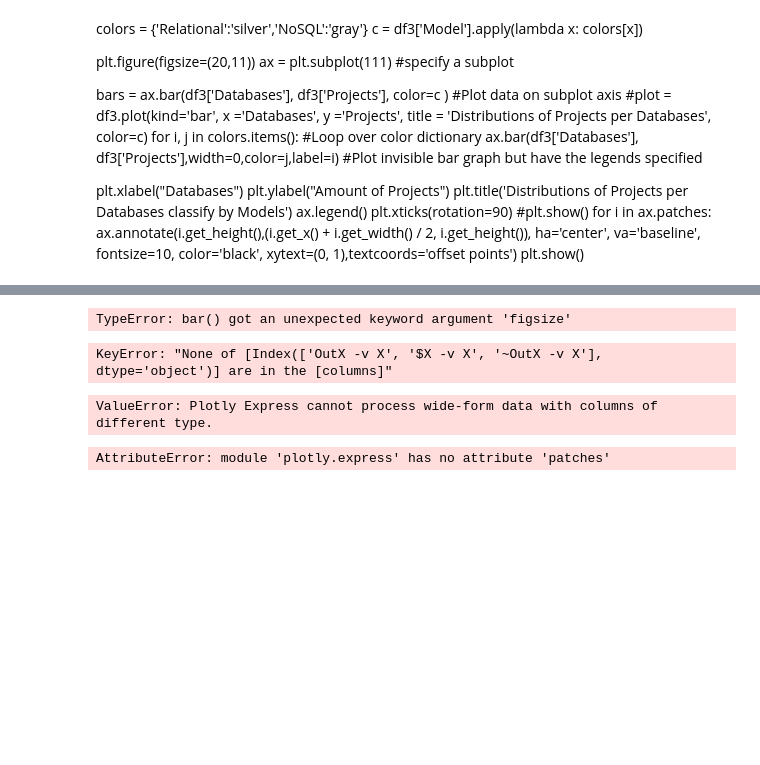
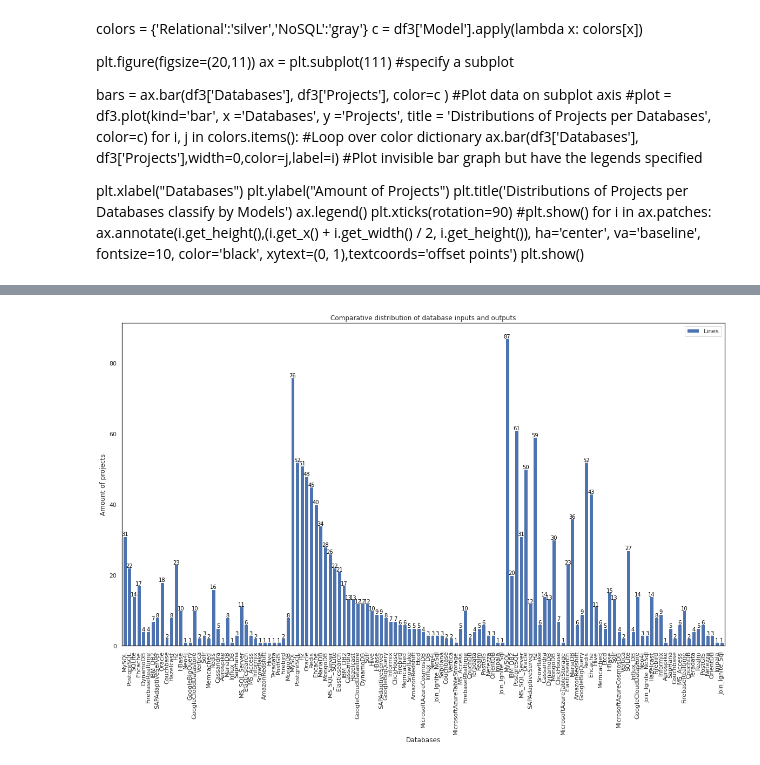
Before and after one commit to fredpaiva42/AnaliseDBMining, a Jupyter notebook: count_databases.ipynb, the cells around one changed output, grey strips where cells are left out. Saved outputs shown, nothing was run; the diff lists cells and outputs as text; code cells hidden in the pictures; blank space fills up the shorter version.

```diff
--- a/count_databases.ipynb
+++ b/count_databases.ipynb
@@ -124,86 +124,15 @@ plt.show()
 # %%
 #df4=pd.DataFrame(data,columns=["Name","Age","Height(cm)","Weight(kg)"])
-#colors = {'OutX -v X':'red','$X -v X':'gray', '~OutX -v X':'silver'}
-#c = df3['Source'].apply(lambda x: colors[x])
-
-plot = df3.plot(x="Databases", y=['Source','Lines'], kind="bar", width=0.8, figsize=(20,11),
-     title = 'Comparative distribution of database inputs and outputs', color = c)
+colors = ["black", "gray", "silver"]
+plot = df4.plot(x="Databases", y=["Lines","Source"], kind="bar", width=0.8, figsize=(20,11),
+     title = 'Comparative distribution of database inputs and outputs')
 plt.xlabel('Databases')
 plt.ylabel('Amount of projects')
 #plt.xticks('Databases', rotation=90)
 
 #plt.show()
 for i in plot.patches:
     plot.annotate(i.get_height(),(i.get_x() + i.get_width() / 2, i.get_height()),
     ha='center', va='baseline', fontsize=10, color='black', xytext=(0, 1),textcoords='offset points')
 # %% [output]
-TypeError: bar() got an unexpected keyword argument 'figsize'
+[figure, added]
-# %%
-colors = {'OutX -v X':'red','$X -v X':'gray', '~OutX -v X':'silver'}
-c = df3['Source'].apply(lambda x: colors[x])
-
-df_grouped = df3.groupby('Source').sum()[['OutX -v X','$X -v X', '~OutX -v X']]
-# numerical x
-
-plt.figure(figsize=(20,11))
-ax = plt.subplot(111) #specify a subplot
-
-x = np.arange(0, len(df_grouped.index))# plot bars
-plt.bar(x - 0.3, df_grouped['OutX -v X'], width = 0.2, color = '#1D2F6F')
-plt.bar(x - 0.1, df_grouped['$X -v X'], width = 0.2, color = '#8390FA')
-plt.bar(x + 0.1, df_grouped['~OutX -v X'], width = 0.2, color = '#6EAF46')
-#plt.bar(x + 0.3, df_grouped['Other_Sales'], width = 0.2, color = '#FAC748')
-
-bars = ax.bar(df3['Databases'], df3['Lines'], color=c) #Plot data on subplot axis
-#plot = df3.plot(kind='bar', x ='Databases', y ='Projects', title = 'Distributions of Projects per Databases', color=c)
-for i, j in colors.items(): #Loop over color dictionary
-    ax.bar(df3['Databases'], df3['Lines'],width=0,color=j,label=i) #Plot invisible bar graph but have the legends specified
-
-
-plt.xlabel("Databases")
-plt.ylabel("Amount of Projects")
-plt.title('Distributions of Projects per Databases classify by Source')
-ax.legend()
-plt.xticks(rotation=90)
-
-
-plt.xticks(x, df_grouped.index)
-plt.xlim(-0.5, 31)
-#plt.show()
-for i in ax.patches:
-    ax.annotate(i.get_height(),(i.get_x() + i.get_width() / 2, i.get_height()),
-    ha='center', va='baseline', fontsize=10, color='black', xytext=(0, 1),textcoords='offset points')
-#plt.update_layout(barmode='stack')
-# %% [output]
-KeyError: "None of [Index(['OutX -v X', '$X -v X', '~OutX -v X'], dtype='object')] are in the [columns]"
-# %%
-import plotly.express as px
-fig2 = px.bar(df3)
-fig2.show()
-# %% [output]
-ValueError: Plotly Express cannot process wide-form data with columns of different type.
-# %%
-colors = {'OutX -v X':'red','$X -v X':'gray', '~OutX -v X':'silver',}
-c = df3['Source'].apply(lambda x: colors[x])
-
-#px.figure(figsize=(20,11))
-#ax = px.subplot(111) #specify a subplot
-
-bars = px.bar(df3['Databases'], df3['Lines'], color=c, barmode= 'stack') #Plot data on subplot axis
-#plot = df3.plot(kind='bar', x ='Databases', y ='Projects', title = 'Distributions of Projects per Databases', color=c)
-for i, j in colors.items(): #Loop over color dictionary
-    ax.bar(df3['Databases'], df3['Lines'],width=0,color=j,label=i) #Plot invisible bar graph but have the legends specified
-
-
-#px.xlabel("Databases")
-#px.ylabel("Amount of Projects")
-#px.title('Distributions of Projects per Databases classify by Source')
-#ax.legend()
-#px.xticks(rotation=90)
-#plt.show()
-for i in px.patches:
-    px.annotate(i.get_height(),(i.get_x() + i.get_width() / 2, i.get_height()),
-    ha='center', va='baseline', fontsize=10, color='black', xytext=(0, 1),textcoords='offset points')
-#plt.update_layout(barmode='stack')
-# %% [output]
-AttributeError: module 'plotly.express' has no attribute 'patches'
```
Also changed, not shown: parts of 18 cells of this notebook, 1 other file.
